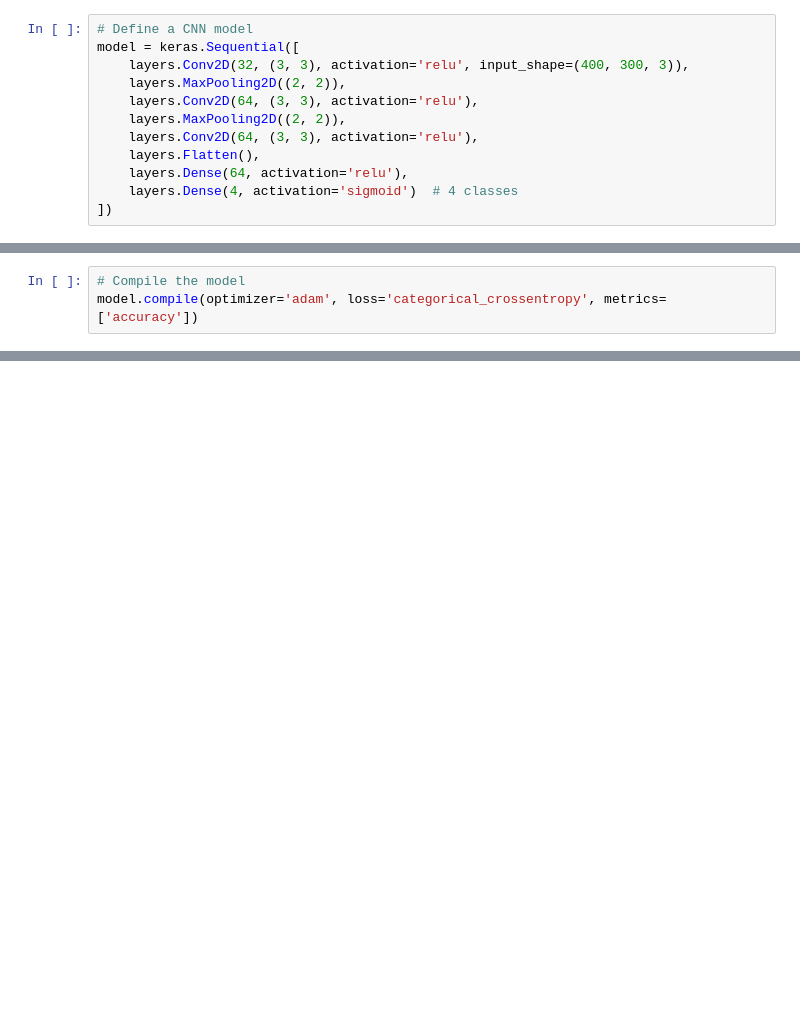
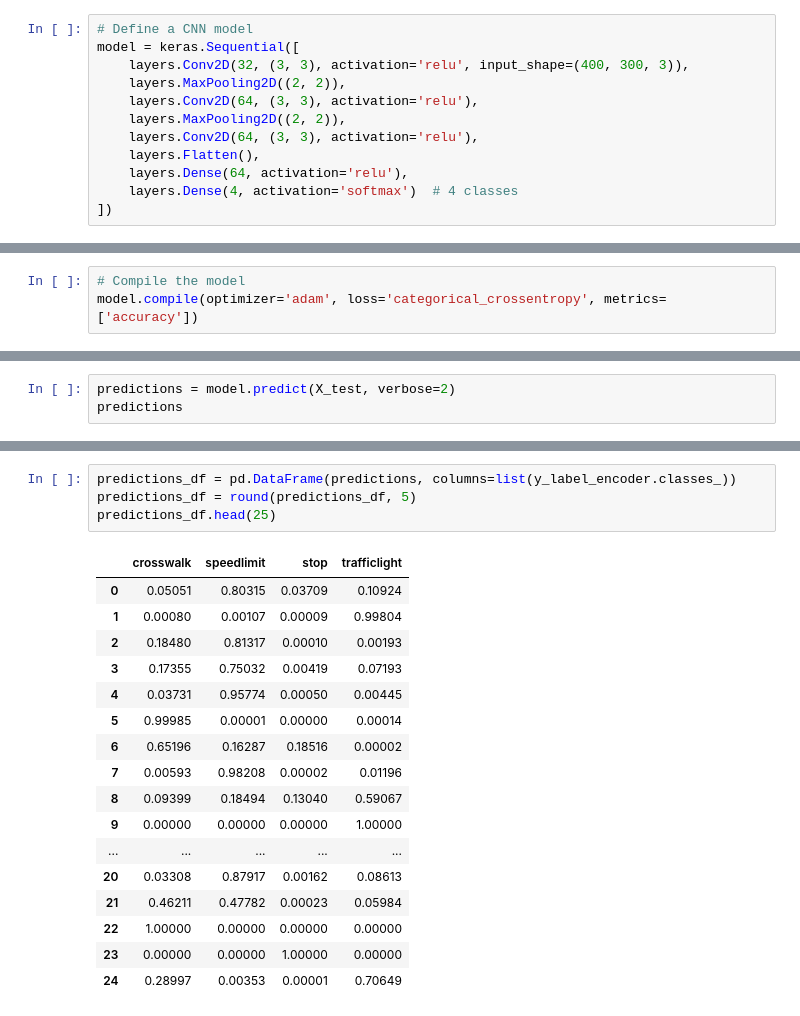
Before and after one commit to T-Haight/AI_BOOTCAMP_Final_Project_Street_Sign_Recognition, a Jupyter notebook: model_01.ipynb, the cells around one changed output, grey strips where cells are left out. Cells and saved outputs as stored; diff of their text form; blank space fills up the shorter version.

```diff
--- a/model_01.ipynb
+++ b/model_01.ipynb
@@ -290,7 +316,7 @@ model = keras.Sequential([
     layers.Conv2D(64, (3, 3), activation='relu'),
     layers.Flatten(),
     layers.Dense(64, activation='relu'),
-    layers.Dense(4, activation='sigmoid')  # 4 classes
+    layers.Dense(4, activation='softmax')  # 4 classes
 ])
 # %%
 model.summary()
@@ -359,0 +385,3 @@ model.evaluate(X_test, y_test)
+# %%
+predictions = model.predict(X_test, verbose=2)
+predictions
@@ -359,0 +423,22 @@ model.evaluate(X_test, y_test)
+# %%
+predictions_df = pd.DataFrame(predictions, columns=list(y_label_encoder.classes_))
+predictions_df = round(predictions_df, 5)
+predictions_df.head(25)
+# %% [output]
+|  | crosswalk | speedlimit | stop | trafficlight |
+| 0 | 0.05051 | 0.80315 | 0.03709 | 0.10924 |
+| 1 | 0.00080 | 0.00107 | 0.00009 | 0.99804 |
+| 2 | 0.18480 | 0.81317 | 0.00010 | 0.00193 |
+| 3 | 0.17355 | 0.75032 | 0.00419 | 0.07193 |
+| 4 | 0.03731 | 0.95774 | 0.00050 | 0.00445 |
+| 5 | 0.99985 | 0.00001 | 0.00000 | 0.00014 |
+| 6 | 0.65196 | 0.16287 | 0.18516 | 0.00002 |
+| 7 | 0.00593 | 0.98208 | 0.00002 | 0.01196 |
+| 8 | 0.09399 | 0.18494 | 0.13040 | 0.59067 |
+| 9 | 0.00000 | 0.00000 | 0.00000 | 1.00000 |
+| ... | ... | ... | ... | ... |
+| 20 | 0.03308 | 0.87917 | 0.00162 | 0.08613 |
+| 21 | 0.46211 | 0.47782 | 0.00023 | 0.05984 |
+| 22 | 1.00000 | 0.00000 | 0.00000 | 0.00000 |
+| 23 | 0.00000 | 0.00000 | 1.00000 | 0.00000 |
+| 24 | 0.28997 | 0.00353 | 0.00001 | 0.70649 |
```
Also changed, not shown: parts of 15 cells of this notebook.
